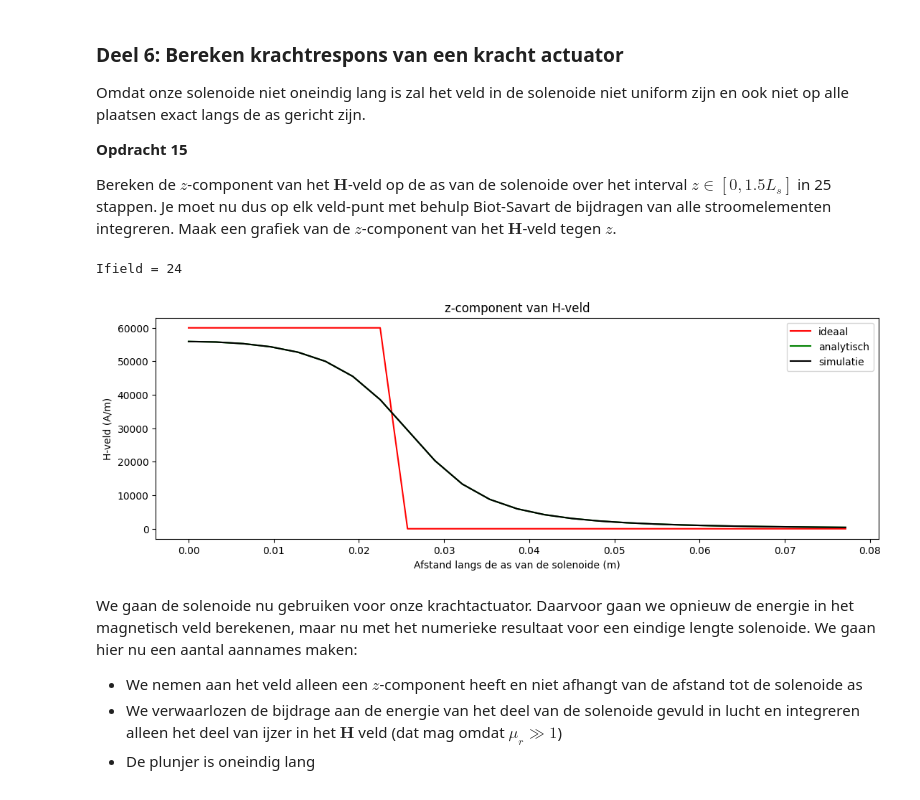
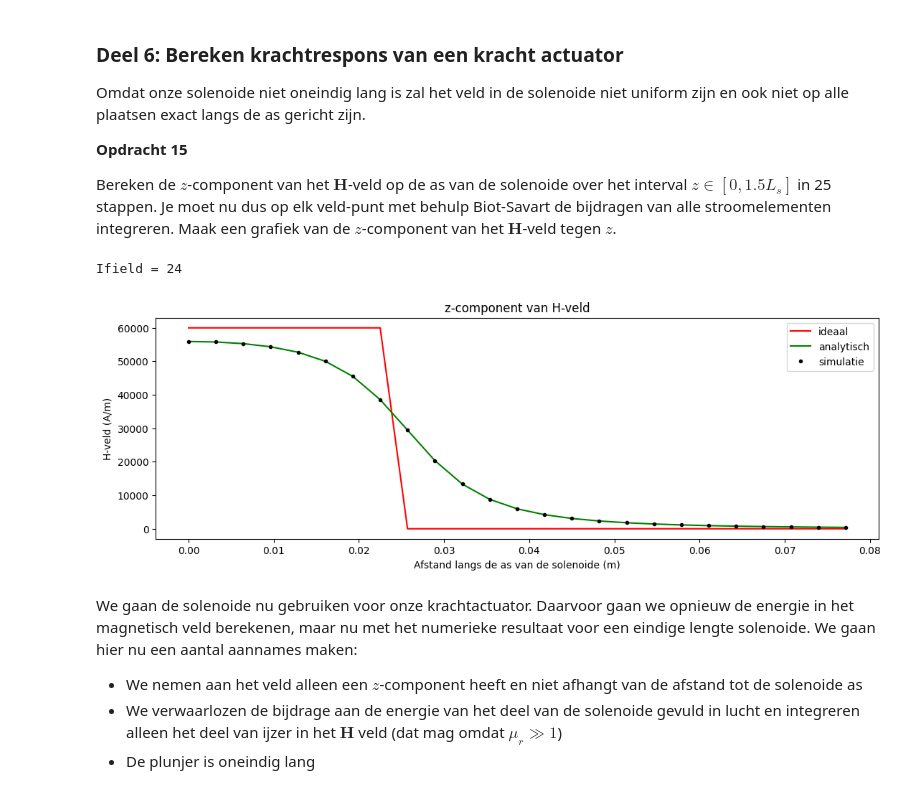
Before and after one commit to ggdejong/opdrachten-DEF-D, a Jupyter notebook: DigitaleOntwerpopdrachten/1CondensatorOpdracht/KrachtactuatorOpdracht.ipynb, the cells around one changed output. Cells and saved outputs as stored; diff of their text form; code cells hidden in the pictures.

```diff
--- a/DigitaleOntwerpopdrachten/1CondensatorOpdracht/KrachtactuatorOpdracht.ipynb
+++ b/DigitaleOntwerpopdrachten/1CondensatorOpdracht/KrachtactuatorOpdracht.ipynb
@@ -572,35 +572,35 @@ for i_field in range(n_ax):
             z[i_source + 1] - z[i_source]
         ])
 
         Hsimulated += field_current_element(r_field, r_source, dl)
 
     # z-component van H opslaan
     H_ax[i_field,0] = Hsimulated[2]
 
 # spoed n
 n = aantal_omwentelingen / L_sol
 
 # ideaal lange solenoide: binnenin constant, buiten 0
 H_veld_ideaal = n * I * np.ones(n_ax) * (1.0 * (z_ax < L_sol/2))
 
 # analytische uitdrukking op de as van een eindige solenoide
 H_veld_analytisch = (n * I / 2) * (
     (L_sol/2 - z_ax) / np.sqrt((z_ax - L_sol/2)**2 + r_sol**2)
     + (L_sol/2 + z_ax) / np.sqrt((z_ax + L_sol/2)**2 + r_sol**2)
 )
 
 plt.figure(figsize=(13,4))
 plt.title('z-component van H-veld')
 plt.plot(z_ax, H_veld_ideaal, '-r', label='ideaal')
 plt.plot(z_ax, H_veld_analytisch, '-g', label='analytisch')
-plt.plot(z_ax, H_ax, '-k', label='simulatie')
+plt.plot(z_ax, H_ax, '.k', label='simulatie')
 plt.xlabel('Afstand langs de as van de solenoide (m)')
 plt.ylabel('H-veld (A/m)')
 plt.legend()
 plt.show()
 # %% [output]
 Ifield = 24
-[figure, old version]
+[figure, new version]
 # %% [markdown]
 We gaan de solenoide nu gebruiken voor onze krachtactuator. Daarvoor gaan we opnieuw de energie in het magnetisch veld berekenen, maar nu met het numerieke resultaat voor een eindige lengte solenoide. We gaan hier nu een aantal aannames maken:
 * We nemen aan het veld alleen een $z$-component heeft en niet afhangt van de afstand tot de solenoide as
```
Also changed, not shown: parts of 2 cells of this notebook.
